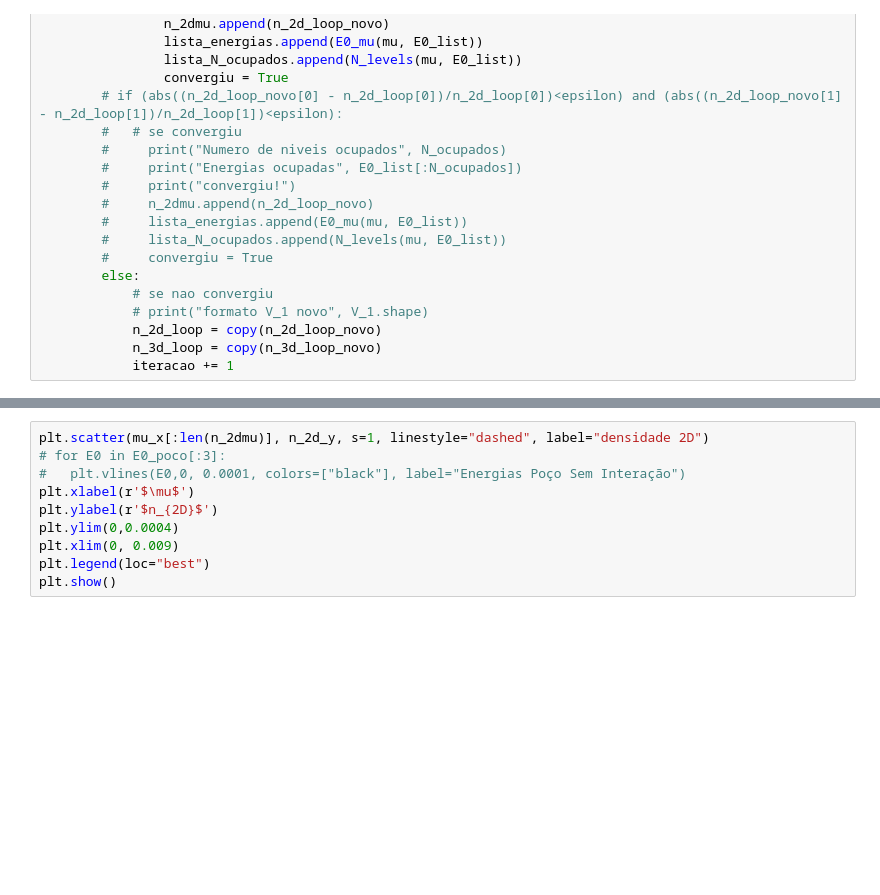
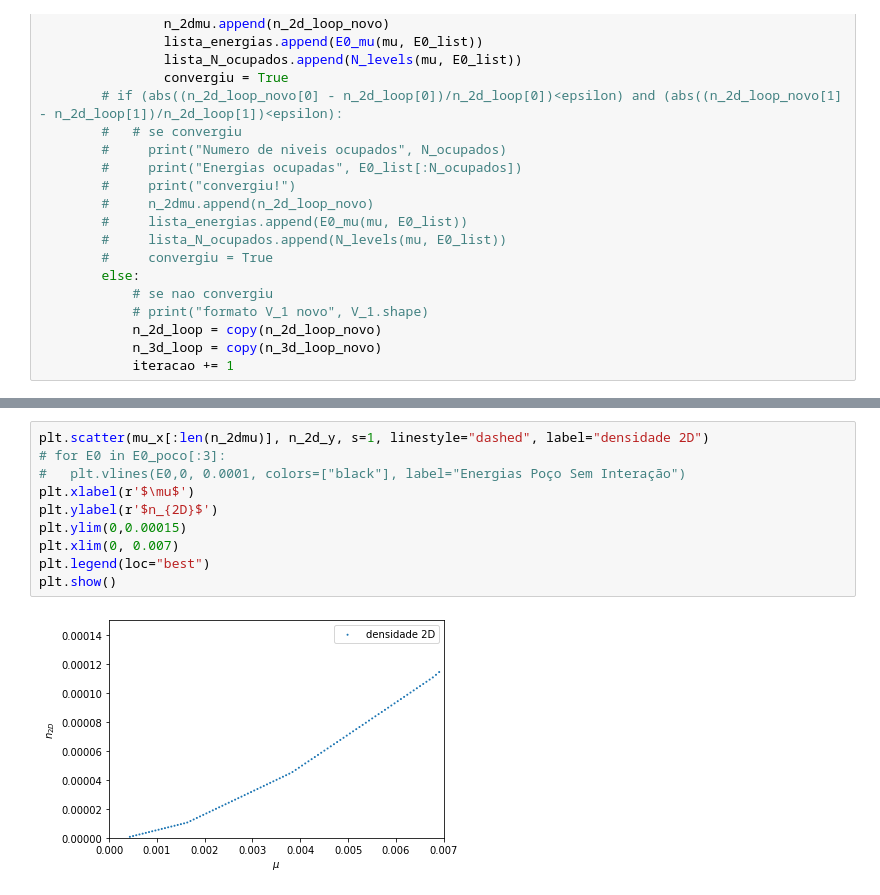
Before and after one commit to devanomaly/hartree-method, a Jupyter notebook: hartree.ipynb, the cells around one changed output, grey strips where cells are left out. Cells and saved outputs as stored; diff of their text form; blank space fills up the shorter version.

```diff
--- a/hartree.ipynb
+++ b/hartree.ipynb
@@ -237,13 +248,15 @@ plt.show()
 # %%
 plt.scatter(mu_x[:len(n_2dmu)], n_2d_y, s=1, linestyle="dashed", label="densidade 2D")
 # for E0 in E0_poco[:3]:
 #   plt.vlines(E0,0, 0.0001, colors=["black"], label="Energias Poço Sem Interação")
 plt.xlabel(r'$\mu$')
 plt.ylabel(r'$n_{2D}$')
-plt.ylim(0,0.0004)
-plt.xlim(0, 0.009)
+plt.ylim(0,0.00015)
+plt.xlim(0, 0.007)
 plt.legend(loc="best")
 plt.show()
+# %% [output]
+[figure, added]
 # %%
 plt.scatter(mu_x[:len(n_2dmu)], lista_N_ocupados,s=1, label="ocupacao")
 plt.xlabel(r'$\mu$')
```
Also changed, not shown: parts of 7 cells of this notebook.
